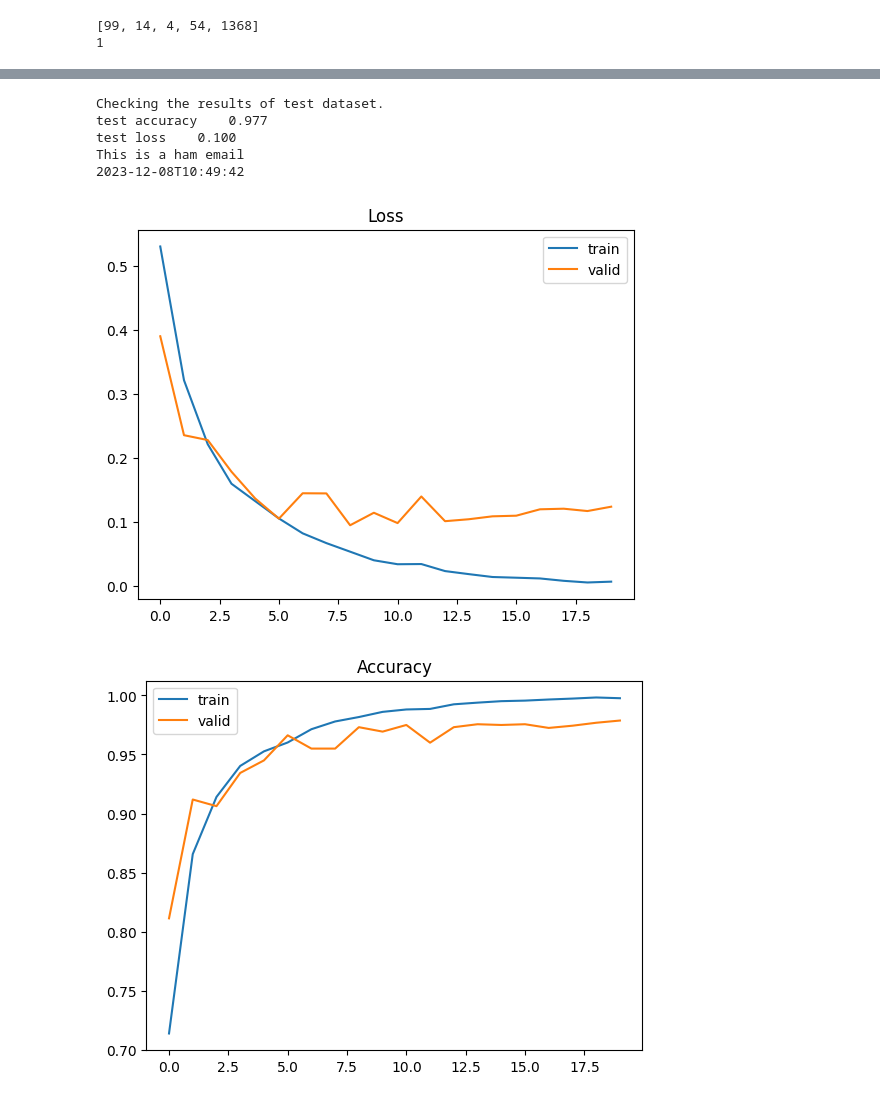
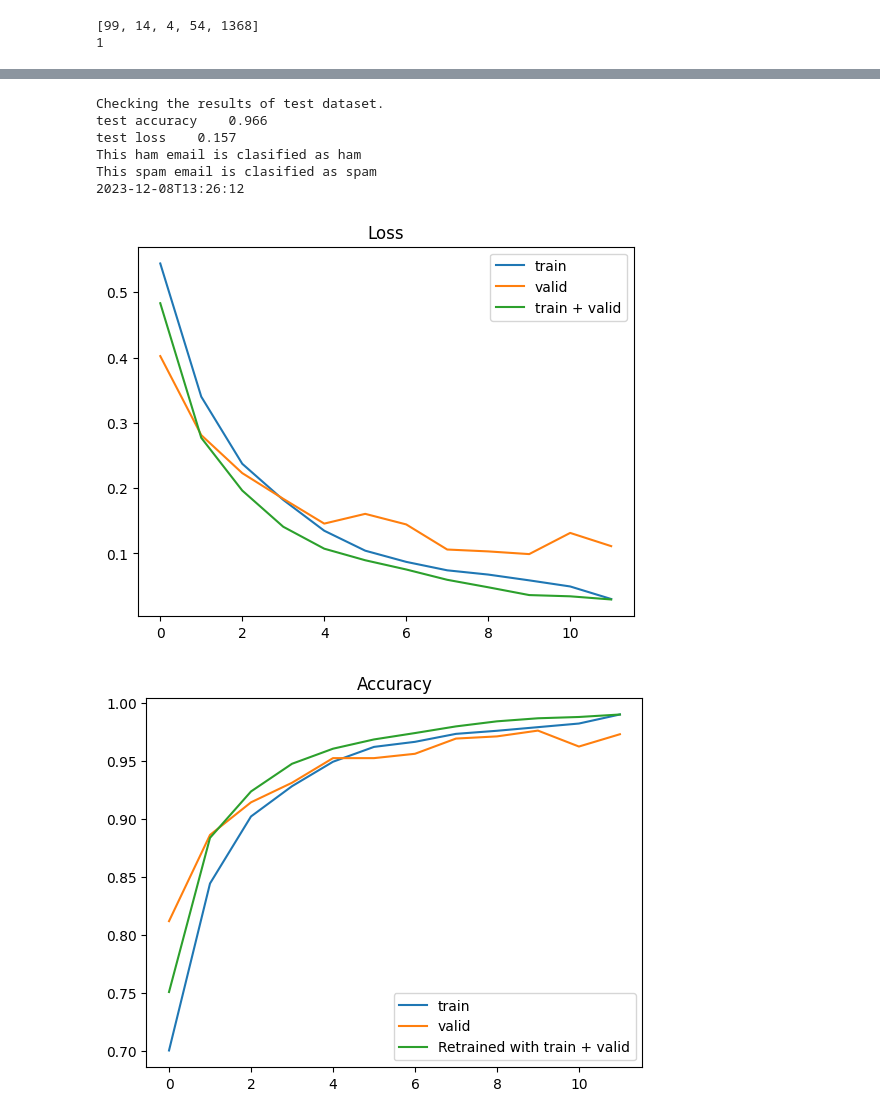
Before and after one commit to TrygveRuudShift/TextClasification, a Jupyter notebook: torch_text.ipynb, the cells around one changed output, grey strips where cells are left out. Saved outputs shown, nothing was run; the diff lists cells and outputs as text; code cells hidden in the pictures.

Commit message:
Added early stopping

```diff
--- a/torch_text.ipynb
+++ b/torch_text.ipynb
@@ -163,6 +186,7 @@ loss_train, loss_val = [], []
 accu_train, accu_val = [], []
 
 EPOCHS = 20
+early_stopping = EarlyStopping(patience=2, delta=.01)
 for epoch in range(1, EPOCHS + 1):
     epoch_start_time = time.time()
     accu_train_epoch, epoch_loss_train = train(train_dataloader)
@@ -175,12 +199,17 @@ for epoch in range(1, EPOCHS + 1):
         scheduler.step()
     else:
         total_accu = accu_val_epoch
-    print("-" * 59)
+    print("-" * 89)
     print(
         "| end of epoch {:3d} | time: {:5.2f}s | "
-        "valid accuracy {:8.3f} ".format(
-            epoch, time.time() - epoch_start_time, accu_val_epoch
+        "train accuracy {:8.3f} | valid accuracy {:8.3f} ".format(
+            epoch, time.time() - epoch_start_time, accu_train_epoch, accu_val_epoch
         )
     )
-    print("-" * 59)
+    print("-" * 89)
+
+    if early_stopping(epoch_loss_val):
+        print("Early stopping")
+        EPOCHS = epoch
+        break
 # %% [output]
@@ -216,54 +294,50 @@ def predict(text, text_pipeline):
         return output.argmax(1).item()
 
 ex_text_str = "With regards to your request, we will not be able to provide you with the requested information."
-model = model.to("cpu")
+# model = model.to("cpu")
 print(
-    "This is a %s email"
+    "This ham email is clasified as %s"
+    % ("spam" if predict(ex_text_str, text_pipeline) else "ham")
+)
+
+ex_text_str = "You have won a lottery. Please send us your bank account number so we can transfer the money."
+print(
+    "This spam email is clasified as %s"
     % ("spam" if predict(ex_text_str, text_pipeline) else "ham")
 )
 
 # Plot loss
 import matplotlib.pyplot as plt
 plt.figure(1)
 plt.title('Loss')
 plt.plot(loss_train, label='train')
 plt.plot(loss_val, label='valid')
+plt.plot(loss_train_valid, label='train + valid')
 plt.legend()
 
 # Plot accuracy
 plt.figure(2)
 plt.title('Accuracy')
 plt.plot(accu_train, label='train')
 plt.plot(accu_val, label='valid')
+plt.plot(accu_train_valid, label='Retrained with train + valid')
 plt.legend()
 
 # Date and time
 import datetime
 now = datetime.datetime.now().replace(microsecond=0).isoformat()
 print(now)
 
 # Export plots to png
 plt.figure(1).savefig('figure/loss/' + str(now) + '.png')
 plt.figure(2).savefig('figure/accu/' + str(now) + '.png')
 plt.show()
-
-if input("Do you want to save the model to progress.md? (y/N) ") == "y":
-    comment = input("What was new in this model? ")
-
-    with open("progress.md", "a") as file_object:
-        file_object.write("## Model trained on: " + str(now) + "\n\n")
-        file_object.write("Comment: **" + comment + "**\n\n")
-        file_object.write("Result:\n\n")
-        file_object.write("- Test loss: " + str(round(test_loss, 4)) + "\n")
-        file_object.write("- Test accuracy: " + str(test_accu) + "\n\n")
-        file_object.write("![Loss plot](figure/loss/" + str(now) + ".png)\n")
-        file_object.write("![Accuracy plot](figure/accu/" + str(now) + ".png)\n")
-        file_object.write("\n")
 # %% [output]
 Checking the results of test dataset.
-test accuracy    0.977
-test loss    0.100
-This is a ham email
-2023-12-08T10:49:42
+test accuracy    0.966
+test loss    0.157
+This ham email is clasified as ham
+This spam email is clasified as spam
+2023-12-08T13:26:12
-[figure, old version]
+[figure, new version]
-[figure, old version]
+[figure, new version]
```
Also changed, not shown: parts of 7 cells of this notebook, 1 other file.
